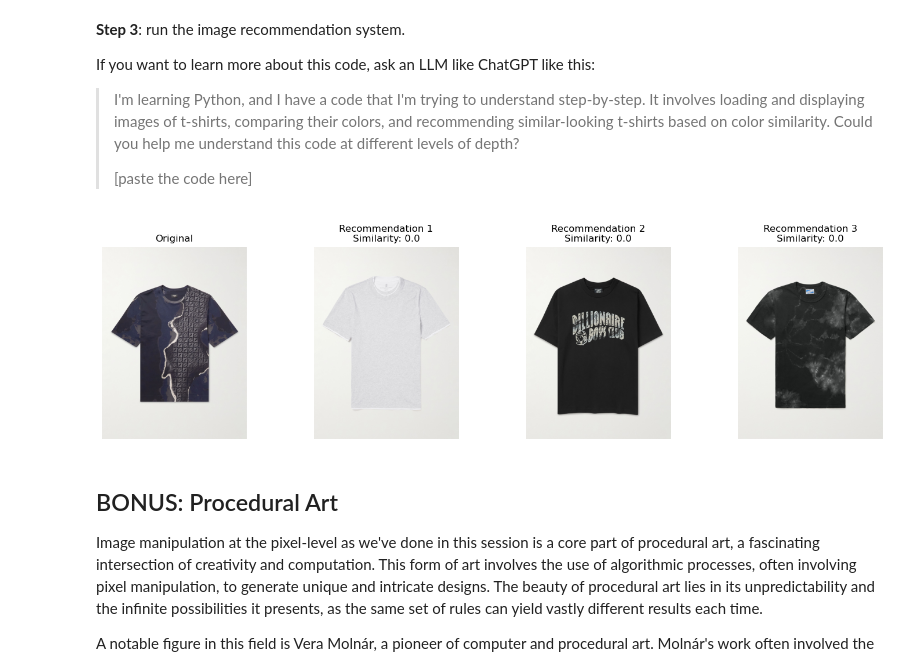
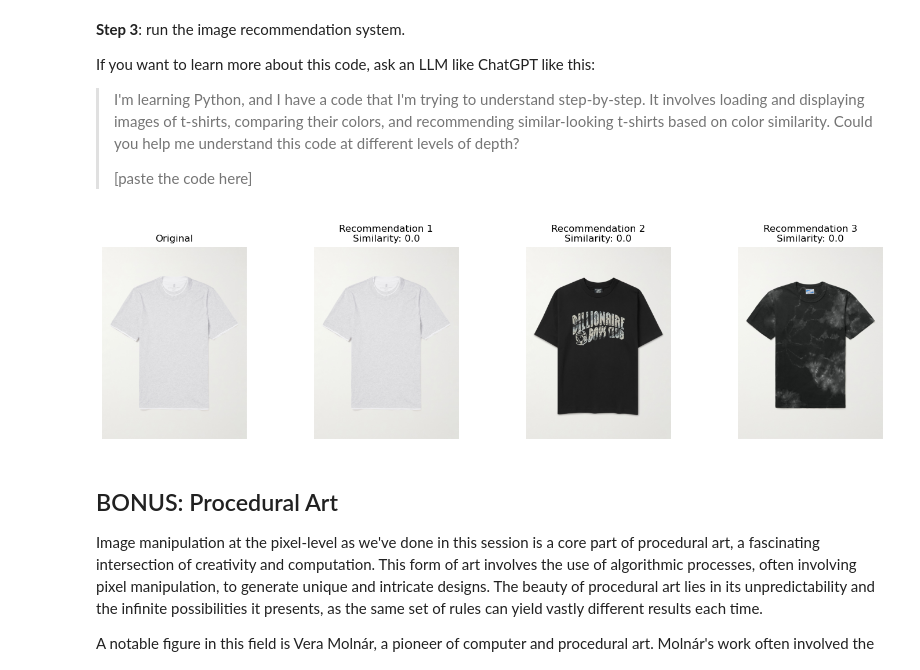
Before and after one commit to ciri/iese-dsfb-mim, a Jupyter notebook: notebooks/100-HowComputersSee.ipynb, the cells around one changed output. Cells and saved outputs as stored; diff of their text form; code cells hidden in the pictures.

```diff
--- a/notebooks/100-HowComputersSee.ipynb
+++ b/notebooks/100-HowComputersSee.ipynb
@@ -300,35 +300,35 @@ def plot_recommendations(target_file, folder_path):
     target_color    = calculate_average_color(target_path)
     similar_tshirts = find_similar_tshirts(target_color, all_tshirts, folder_path)
 
     # Create figure with 4 subplots (original + 3 recommendations)
     _, axes = plt.subplots(1, 4, figsize=(15, 4))
 
     # Plot original
     original_img = cv2.imread(str(target_path))
     original_img = cv2.cvtColor(original_img, cv2.COLOR_BGR2RGB)
     axes[0].imshow(original_img)
     axes[0].set_title('Original')
     axes[0].axis('off')
 
     # Plot recommendations
     for idx, (tshirt, similarity) in enumerate(similar_tshirts, 1):
         img_path = Path(folder_path) / tshirt
         img = cv2.imread(str(img_path))
         img = cv2.cvtColor(img, cv2.COLOR_BGR2RGB)
         axes[idx].imshow(img)
         axes[idx].set_title(f'Recommendation {idx}\nSimilarity: {similarity:.1f}')
         axes[idx].axis('off')
 
     plt.tight_layout()
     plt.show()
 
 
 # Example usage:
 all_tshirts = load_tshirt_images(TSHIRTS_PATH)
 if all_tshirts:
-    plot_recommendations(all_tshirts[0], TSHIRTS_PATH)
+    plot_recommendations(all_tshirts[1], TSHIRTS_PATH)
 # %% [output]
-[figure, old version]
+[figure, new version]
 # %% [markdown]
 ## BONUS: Procedural Art
 
```
Also changed, not shown: parts of 5 cells of this notebook, 1 other file.
